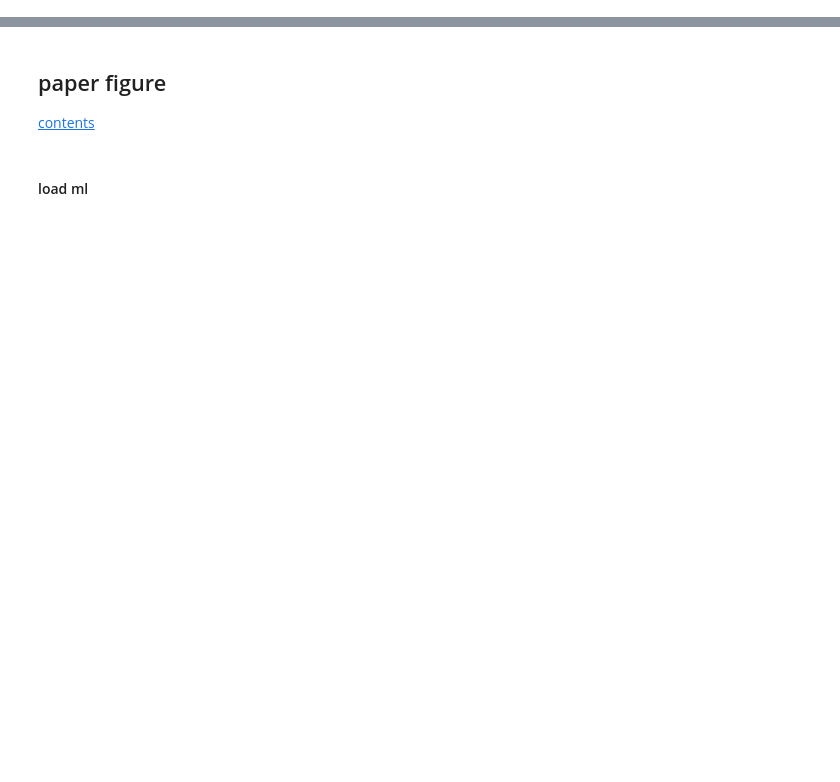
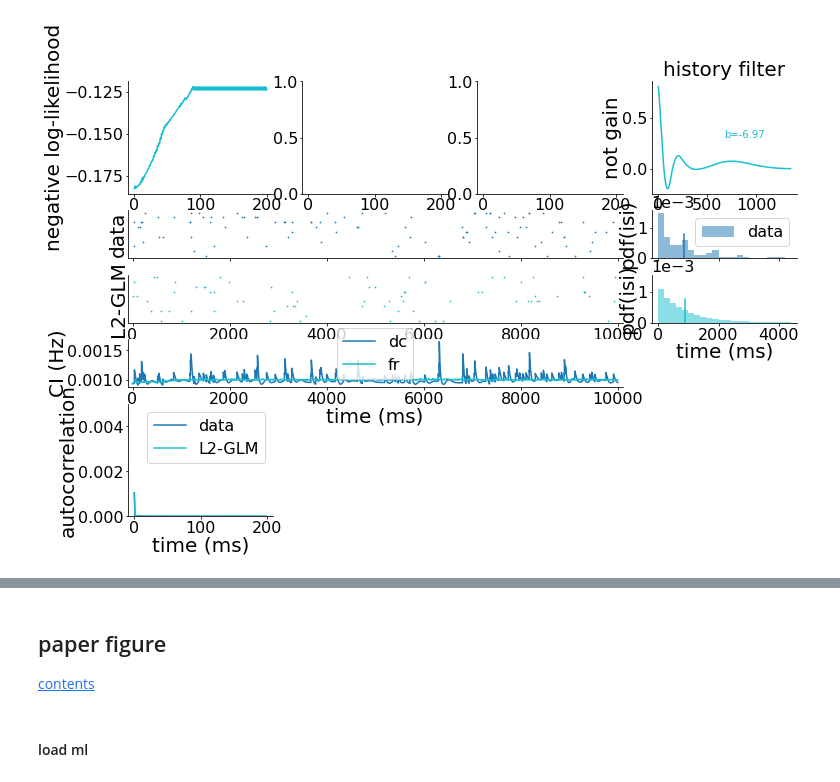
Before and after one commit to diegoarri91/mmd-glm, a Jupyter notebook: experiments/figure3/human_ctx_cimmd.ipynb, the cells around one changed output, grey strips where cells are left out. Drawn from its saved outputs; the diff is of its cells as text; code cells hidden in the pictures; blank space fills up the shorter version.

```diff
--- a/experiments/figure3/human_ctx_cimmd.ipynb
+++ b/experiments/figure3/human_ctx_cimmd.ipynb
@@ -301,0 +360,10 @@ with open(path, "wb") as fit_file:
+# %%
+path = '/home/diego/storage/generative-glm/experiments/figure3/human_ctx/' + 'ml.pk'
+with open(path, "rb") as fit_file:
+    dic_ml = pickle.load(fit_file)
+
+u0_ml, eta_coefs_ml, bins_ks = dic_ml['u0_ml'], dic_ml['eta_coefs_ml'], dic_ml['bins_ks']
+del dic_ml
+
+eta_ml = KernelBasisValues(basis, [0, basis.shape[0]], 1, coefs=eta_coefs_ml)
+glm_ml = TorchGLM(u0=u0_ml, eta=eta_ml)
@@ -301,0 +410,73 @@ with open(path, "wb") as fit_file:
+# %%
+for key, val in metrics_l2.items():
+    metrics_l2[key] = np.array(val)
+
+ncols = 4
+r1, r2 = 2, 1
+nrows = 2 * r1 + 3 * r2
+
+fig = plt.figure(figsize=(12, 8))
+ax00 = plt.subplot2grid((nrows, ncols), (0, 0), rowspan=r1)
+ax01 = plt.subplot2grid((nrows, ncols), (0, 1), rowspan=r1, sharex=ax00)
+ax02 = plt.subplot2grid((nrows, ncols), (0, 2), rowspan=r1, sharex=ax00)
+ax03 = plt.subplot2grid((nrows, ncols), (0, 3), rowspan=r1)
+ax10 = plt.subplot2grid((nrows, ncols), (r1, 0), colspan=ncols - 1)
+ax11 = plt.subplot2grid((nrows, ncols), (r1, ncols - 1), colspan=1)
+ax20 = plt.subplot2grid((nrows, ncols), (r1 + r2, 0), colspan=ncols - 1, sharex=ax10)
+ax21 = plt.subplot2grid((nrows, ncols), (r1 + r2, ncols - 1), colspan=1, sharex=ax11, sharey=ax11)
+ax30 = plt.subplot2grid((nrows, ncols), (r1 + 2*r2, 0), colspan=ncols - 1, sharex=ax10)
+ax40 = plt.subplot2grid((nrows, ncols), (r1 + 3*r2, 0), rowspan=r1)
+
+ax00.plot(iterations_l2, nll_normed_train_l2, color=palette['l2'])
+# ax1.plot(iterations_l2, metrics_l2['nll_val'], color=palette['l2'])
+myplt.set_labels(ax00, xlabel='iterations', ylabel='negative log-likelihood')
+
+# ax2.plot(iterations_l2[::n_metrics], metrics_l2['mu_fr'], '-.', color=palette['l2'])
+# ax2.plot([1, num_epochs + 1], [fr_train, fr_train], '--', color=palette['d'], label='data')
+# # ax2.set_ylim(0, 25)
+# myplt.set_labels(ax2, xlabel='iterations', ylabel='samples firing rate (Hz)')
+# ax2.legend()
+
+glm_l2.eta.plot(t=t_ker, ax=ax03, exp_values=False, color=palette['l2'])
+myplt.set_labels(ax03, xlabel='time (ms)', ylabel='not gain', title='history filter')
+ax03.text(0.5, 0.5, 'b=' + str(np.round(glm_l2.u0, 2)), color=palette['l2'], transform=ax03.transAxes)
+# ax03.set_ylim(-0.4, 0.2)
+
+st_train.plot(ax=ax10, ms=0.7, color=palette['d'])
+ax10.tick_params(axis='both', labelbottom=False, labelleft=False)
+ax10.set_yticks([])
+ax10.set_ylabel('data')
+
+# st_fr_l2.plot(ax=ax5, ms=0.7, color=palette['l2'])
+st_fr_l2.sweeps(np.arange(10)).plot(ax=ax20, ms=0.7, color=palette['l2'])
+ax20.set_yticks([])
+ax20.set_ylabel('L2-GLM')
+
+ax30.plot(t, np.mean(r_train_dc_l2, 1), color=palette['d'], label='dc')
+ax30.plot(t, np.mean(r_fr_l2, 1), color=palette['l2'], label='fr')
+ax30.legend()
+myplt.set_labels(ax30, xlabel='time (ms)', ylabel='CI (Hz)')
+
+ax11.hist(isi_train, density=True, alpha=0.5, color=palette['d'], label='data', bins=bins)
+ax11.legend()
+y1 = ax11.get_ylim()[1] / 2
+ax11.plot([mean_isi_train, mean_isi_train], [0, y1], '-', color=palette['d'])
+ax11.set_ylabel('pdf(isi)')
+ax11.tick_params(axis='both', labelbottom=False)
+
+ax21.hist(isi_fr_l2, density=True, alpha=0.5, color=palette['l2'], label='L2-GLM', bins=bins)
+ax21.plot([mean_isi_fr_l2, mean_isi_fr_l2], [0, y1], '-', color=palette['l2'])
+myplt.set_labels(ax21, xlabel='time (ms)', ylabel='pdf(isi)')
+ax21.ticklabel_format(axis="y", style="sci", scilimits=(0,0))
+
+ax40.plot(autocov_train[:argf_autocor], color=palette['d'], label='data')
+ax40.plot(autocov_l2[:argf_autocor], color=palette['l2'], label='L2-GLM')
+ax40.set_ylim(0, 5e-3)
+myplt.set_labels(ax40, xlabel='time (ms)', ylabel='autocorrelation')
+ax40.legend()
+
+fig.subplots_adjust(hspace=0.35)
+
+# fig.savefig('/home/diego/Dropbox/generative_glm/figures/monkey_pmv/ML.pdf', transparent=True)
+# %% [output]
+[figure, added]
```
Also changed, not shown: parts of 40 cells of this notebook, 17 other files.
